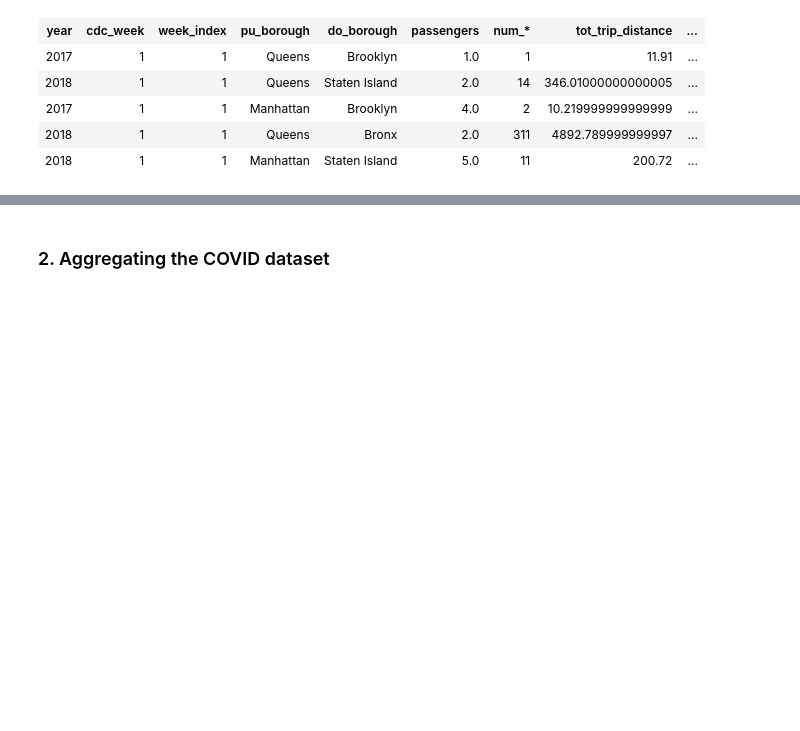
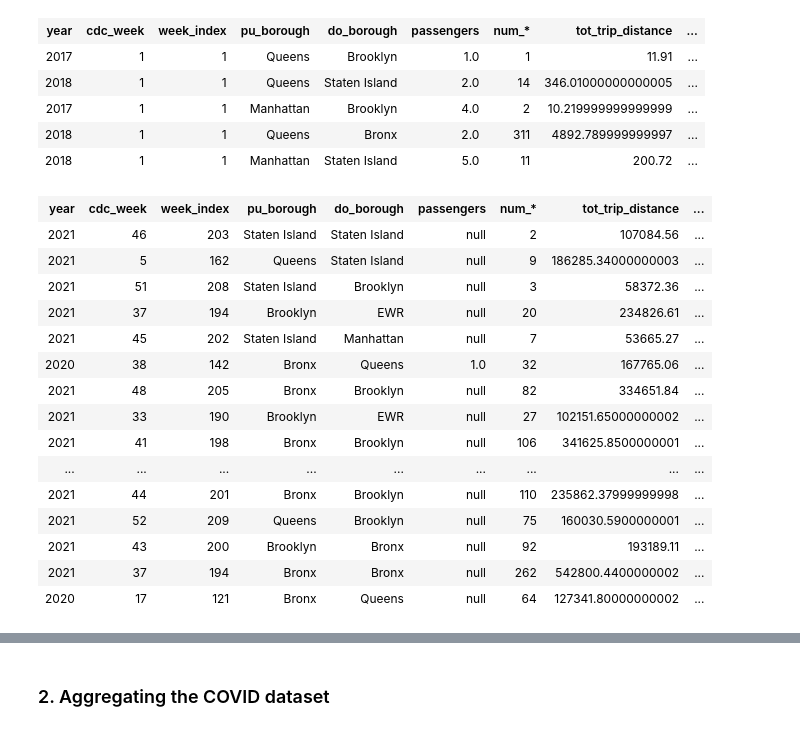
Before and after one commit to MAST30034-Applied-Data-Science/mast30034-project-1-DigitalData, a Jupyter notebook: notebooks/preprocessing_part_2_aggregation.ipynb, the cells around one changed output, grey strips where cells are left out. Drawn from its saved outputs; the diff is of its cells as text; code cells hidden in the pictures; blank space fills up the shorter version.

```diff
--- a/notebooks/preprocessing_part_2_aggregation.ipynb
+++ b/notebooks/preprocessing_part_2_aggregation.ipynb
@@ -118,6 +152,25 @@ tlc_df.sort('week_index').limit(5)
 | 2017 | 1 | 1 | Manhattan | Brooklyn | 4.0 | 2 | 10.219999999999999 | ... |
 | 2018 | 1 | 1 | Queens | Bronx | 2.0 | 311 | 4892.789999999997 | ... |
 | 2018 | 1 | 1 | Manhattan | Staten Island | 5.0 | 11 | 200.72 | ... |
+# %%
+tlc_df.sort('avg_trip_distance', ascending=False).limit(20)
+# %% [output]
+| year | cdc_week | week_index | pu_borough | do_borough | passengers | num_* | tot_trip_distance | ... |
+| 2021 | 46 | 203 | Staten Island | Staten Island | null | 2 | 107084.56 | ... |
+| 2021 | 5 | 162 | Queens | Staten Island | null | 9 | 186285.34000000003 | ... |
+| 2021 | 51 | 208 | Staten Island | Brooklyn | null | 3 | 58372.36 | ... |
+| 2021 | 37 | 194 | Brooklyn | EWR | null | 20 | 234826.61 | ... |
+| 2021 | 45 | 202 | Staten Island | Manhattan | null | 7 | 53665.27 | ... |
+| 2020 | 38 | 142 | Bronx | Queens | 1.0 | 32 | 167765.06 | ... |
+| 2021 | 48 | 205 | Bronx | Brooklyn | null | 82 | 334651.84 | ... |
+| 2021 | 33 | 190 | Brooklyn | EWR | null | 27 | 102151.65000000002 | ... |
+| 2021 | 41 | 198 | Bronx | Brooklyn | null | 106 | 341625.8500000001 | ... |
+| ... | ... | ... | ... | ... | ... | ... | ... | ... |
+| 2021 | 44 | 201 | Bronx | Brooklyn | null | 110 | 235862.37999999998 | ... |
+| 2021 | 52 | 209 | Queens | Brooklyn | null | 75 | 160030.5900000001 | ... |
+| 2021 | 43 | 200 | Brooklyn | Bronx | null | 92 | 193189.11 | ... |
+| 2021 | 37 | 194 | Bronx | Bronx | null | 262 | 542800.4400000002 | ... |
+| 2020 | 17 | 121 | Bronx | Queens | null | 64 | 127341.80000000002 | ... |
 # %%
 tlc_df.write.mode('overwrite').parquet('../data/curated/tlc/aggregated/yellow')
 # TODO: commenting
```
Also changed, not shown: parts of 3 cells of this notebook, 17 other files.
